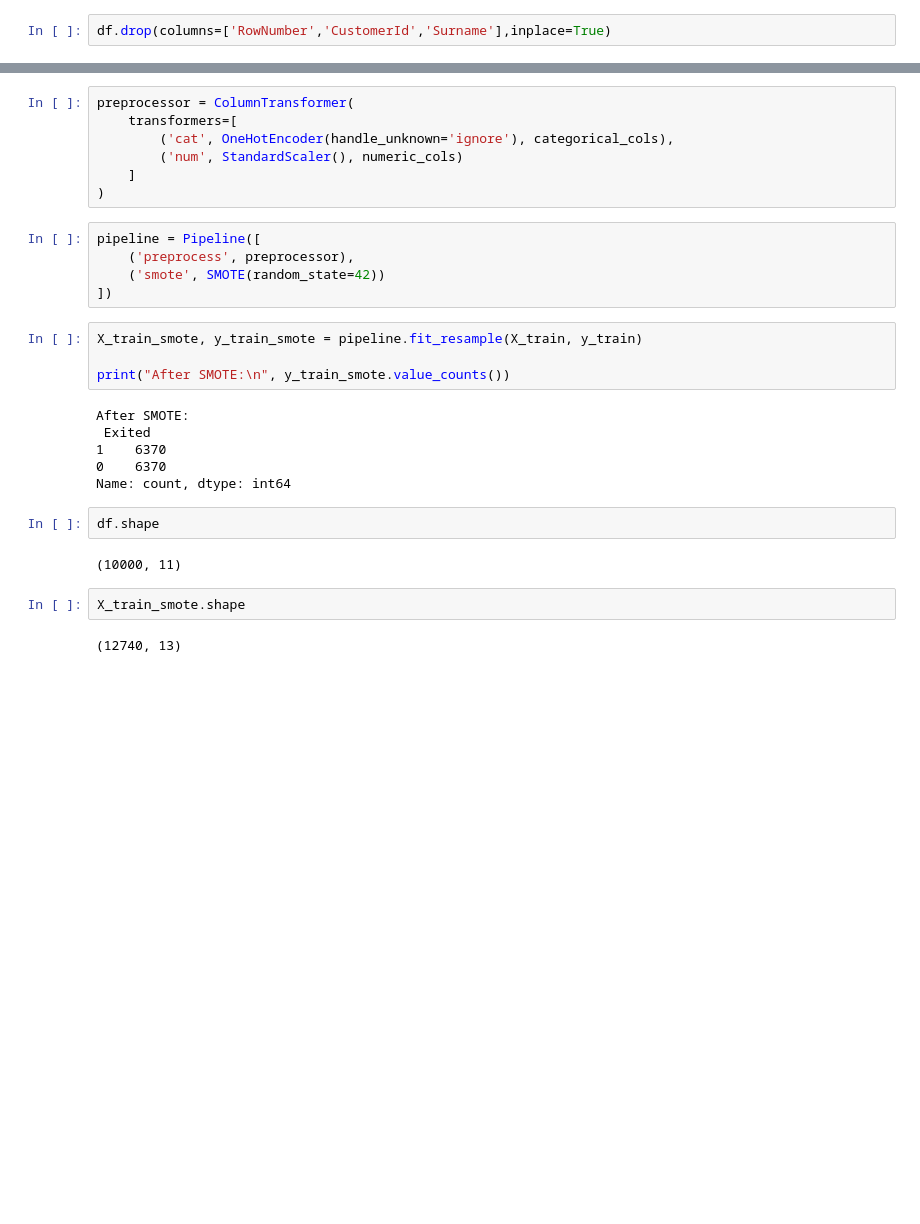
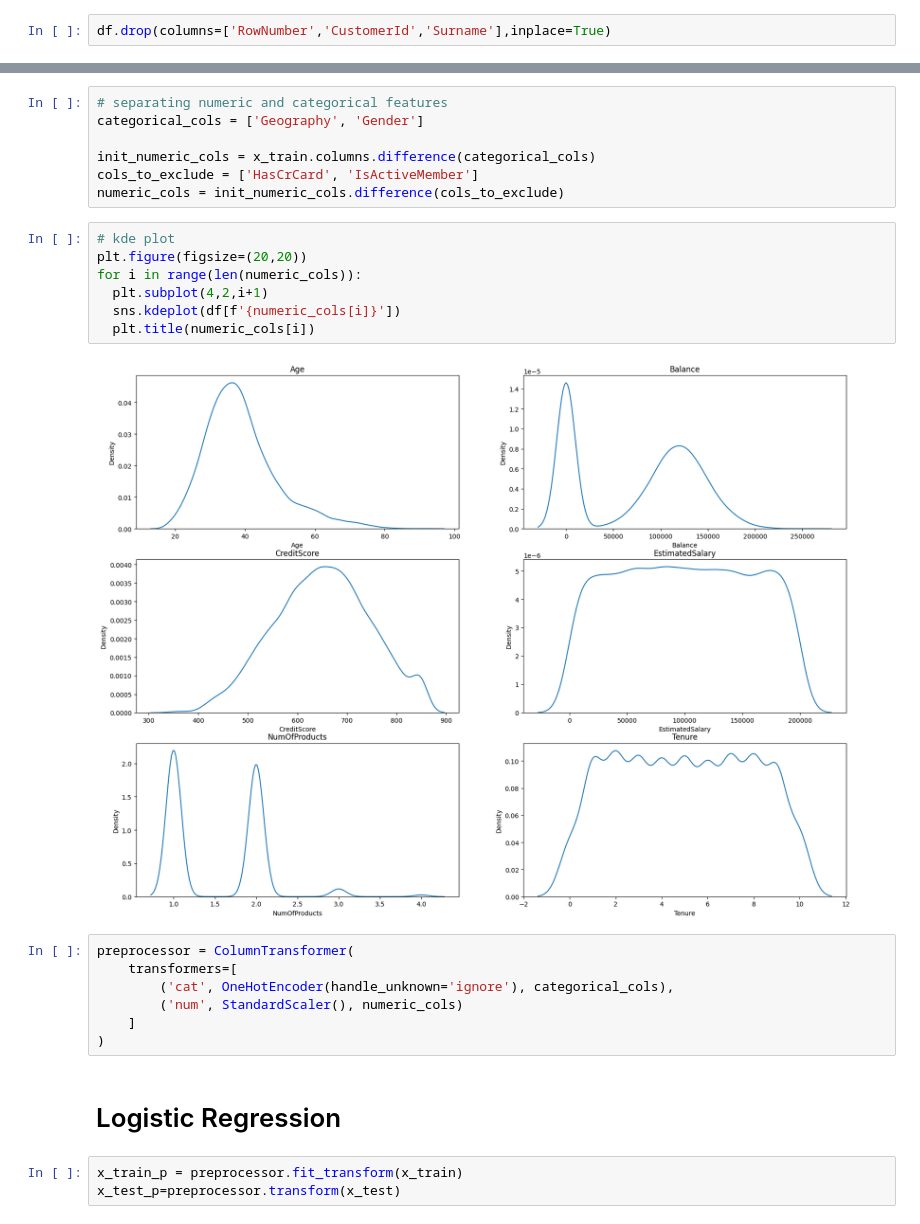
Before and after one commit to Kiran771/AI_churn_prediction, a Jupyter notebook: AI_Churn_prediction.ipynb, the cells around one changed output, grey strips where cells are left out. Drawn from its saved outputs; the diff is of its cells as text; blank space fills up the shorter version.

```diff
--- a/AI_Churn_prediction.ipynb
+++ b/AI_Churn_prediction.ipynb
@@ -103,3 +147,19 @@ numeric_cols = X_train.columns.difference(categorical_cols)
+# %%
+# separating numeric and categorical features
+categorical_cols = ['Geography', 'Gender']
+
+init_numeric_cols = x_train.columns.difference(categorical_cols)
+cols_to_exclude = ['HasCrCard', 'IsActiveMember']
+numeric_cols = init_numeric_cols.difference(cols_to_exclude)
+# %%
+# kde plot
+plt.figure(figsize=(20,20))
+for i in range(len(numeric_cols)):
+  plt.subplot(4,2,i+1)
+  sns.kdeplot(df[f'{numeric_cols[i]}'])
+  plt.title(numeric_cols[i])
+# %% [output]
+[figure, added]
 # %%
 preprocessor = ColumnTransformer(
     transformers=[
@@ -107,26 +167,8 @@ preprocessor = ColumnTransformer(
         ('num', StandardScaler(), numeric_cols)
     ]
 )
-# %%
-pipeline = Pipeline([
-    ('preprocess', preprocessor),
-    ('smote', SMOTE(random_state=42))
-])
-# %%
-X_train_smote, y_train_smote = pipeline.fit_resample(X_train, y_train)
-
-print("After SMOTE:\n", y_train_smote.value_counts())
-# %% [output]
-After SMOTE:
- Exited
-1    6370
-0    6370
-Name: count, dtype: int64
-# %%
-df.shape
-# %% [output]
-(10000, 11)
-# %%
-X_train_smote.shape
-# %% [output]
-(12740, 13)
+# %% [markdown]
+# Logistic Regression
+# %%
+x_train_p = preprocessor.fit_transform(x_train)
+x_test_p=preprocessor.transform(x_test)
```
Also changed, not shown: parts of 60 cells of this notebook.
